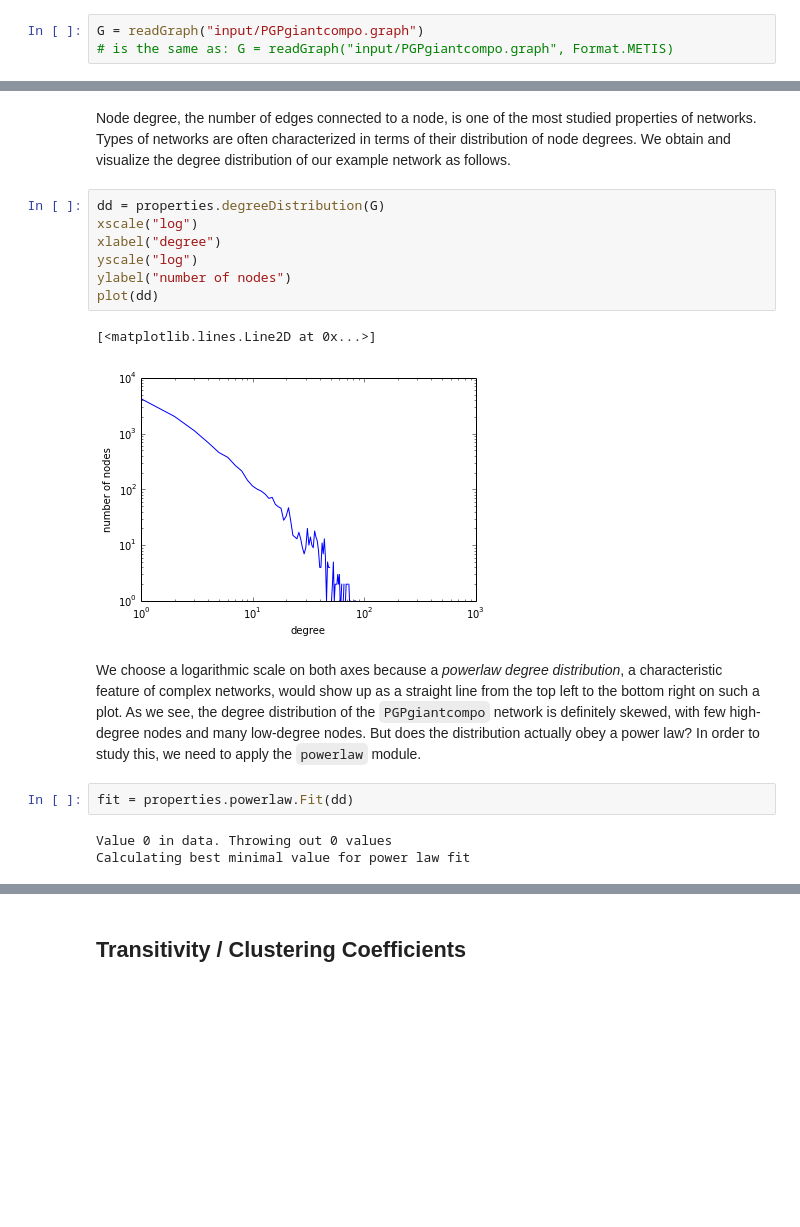
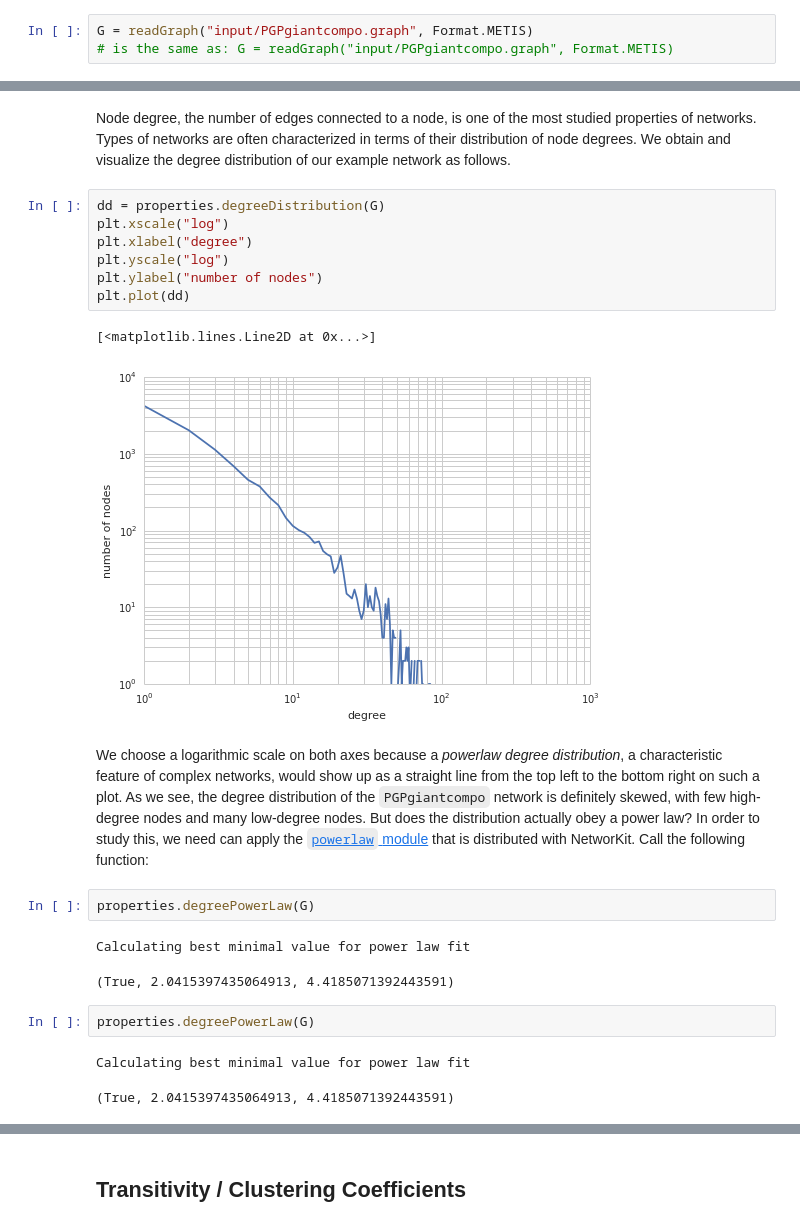
Before and after one commit to kit-parco/networkit-hyperbolic-kd, a Jupyter notebook: Doc/Notebooks/NetworKit_UserGuide.ipynb, the cells around one changed output, grey strips where cells are left out. Drawn from its saved outputs; the diff is of its cells as text; blank space fills up the shorter version.

```diff
--- a/Doc/Notebooks/NetworKit_UserGuide.ipynb
+++ b/Doc/Notebooks/NetworKit_UserGuide.ipynb
@@ -40,7 +45,7 @@ Let us start by reading a network from a file on disk: [PGPgiantcompo.graph](htt
 
 There is a convenient function in the top namespace which tries to guess the input format and select the appropriate reader:
 # %%
-G = readGraph("input/PGPgiantcompo.graph")
+G = readGraph("input/PGPgiantcompo.graph", Format.METIS)
 # is the same as: G = readGraph("input/PGPgiantcompo.graph", Format.METIS)
 # %% [markdown]
 There is a large variety of formats for storing graph data in files. For NetworKit, the currently best supported format is the [METIS adjacency format](http://people.sc.fsu.edu/~jburkardt/data/metis_graph/metis_graph.html). Various example graphs in this format can be found [here](http://www.cc.gatech.edu/dimacs10/downloads.shtml).  The `readGraph` function tries to be an intelligent wrapper for various reader classes. In this example, it uses the `METISGraphReader` which is located in the `graphio` submodule, alongside other readers. These classes can also be used explicitly:
@@ -151,19 +156,24 @@ component of node  0 :  0
 Node degree, the number of edges connected to a node, is one of the most studied properties of networks. Types of networks are often characterized in terms of their distribution of node degrees. We obtain and visualize the degree distribution of our example network as follows.
 # %%
 dd = properties.degreeDistribution(G)
-xscale("log")
-xlabel("degree")
-yscale("log")
-ylabel("number of nodes")
-plot(dd)
+plt.xscale("log")
+plt.xlabel("degree")
+plt.yscale("log")
+plt.ylabel("number of nodes")
+plt.plot(dd)
 # %% [output]
 [<matplotlib.lines.Line2D at 0x...>]
-[figure, old version]
+[figure, new version]
 # %% [markdown]
-We choose a logarithmic scale on both axes because a *powerlaw degree distribution*, a characteristic feature of complex networks, would show up as a straight line from the top left to the bottom right on such a plot. As we see, the degree distribution of the `PGPgiantcompo` network is definitely skewed, with few high-degree nodes and many low-degree nodes. But does the distribution actually obey a power law? In order to study this, we need to apply the `powerlaw` module.
+We choose a logarithmic scale on both axes because a *powerlaw degree distribution*, a characteristic feature of complex networks, would show up as a straight line from the top left to the bottom right on such a plot. As we see, the degree distribution of the `PGPgiantcompo` network is definitely skewed, with few high-degree nodes and many low-degree nodes. But does the distribution actually obey a power law? In order to study this, we need can apply the [`powerlaw` module](https://pypi.python.org/pypi/powerlaw) that is distributed with NetworKit. Call the following function:
-# %%
-fit = properties.powerlaw.Fit(dd)
-# %% [output]
-Value 0 in data. Throwing out 0 values
-Calculating best minimal value for power law fit
+# %%
+properties.degreePowerLaw(G)
+# %% [output]
+Calculating best minimal value for power law fit
+(True, 2.0415397435064913, 4.4185071392443591)
+# %%
+properties.degreePowerLaw(G)
+# %% [output]
+Calculating best minimal value for power law fit
+(True, 2.0415397435064913, 4.4185071392443591)
 # %% [markdown]
```
Also changed, not shown: parts of 38 cells of this notebook, 2 other files.
